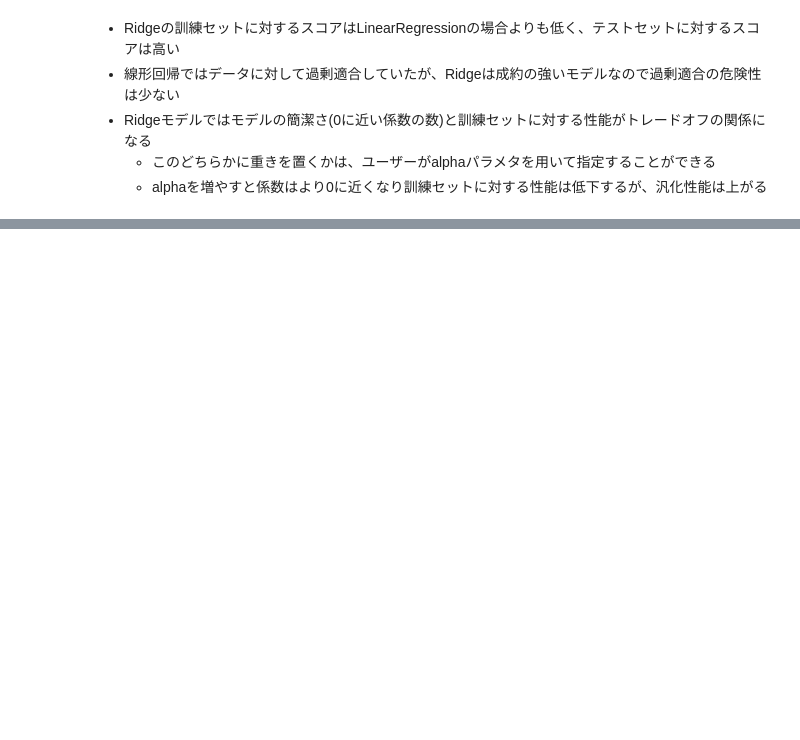
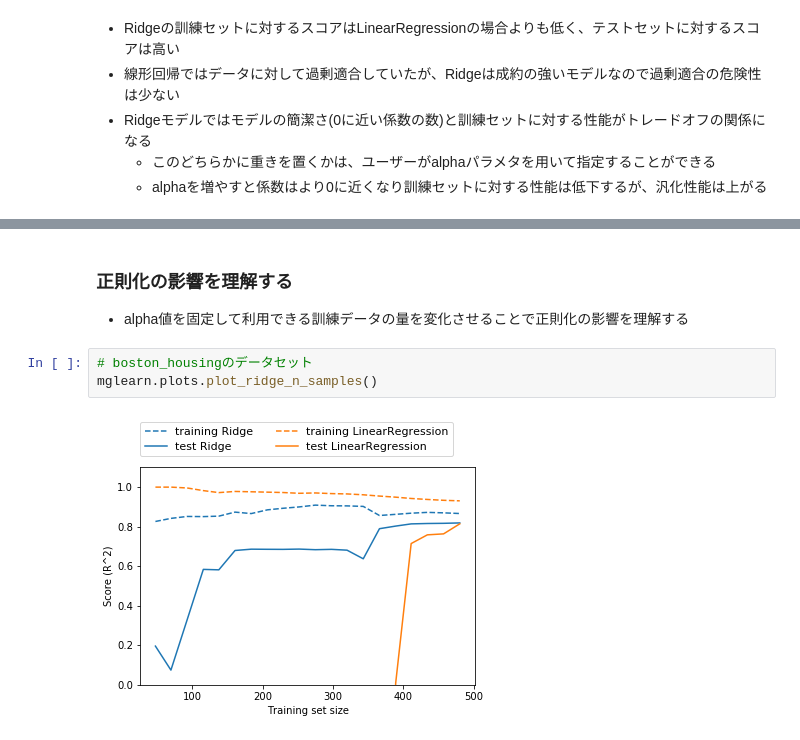
Before and after one commit to morooka-akira/MachineLearningMemo, a Jupyter notebook: 線形モデル.ipynb, the cells around one changed output, grey strips where cells are left out. Cells and saved outputs as stored; diff of their text form; blank space fills up the shorter version.

```diff
--- a/線形モデル.ipynb
+++ b/線形モデル.ipynb
@@ -116,0 +154,8 @@ Test set score: 0.77
+# %% [markdown]
+### 正則化の影響を理解する
+- alpha値を固定して利用できる訓練データの量を変化させることで正則化の影響を理解する
+# %%
+# boston_housingのデータセット
+mglearn.plots.plot_ridge_n_samples()
+# %% [output]
+[figure, added]
```
Also changed, not shown: parts of 21 cells of this notebook.
